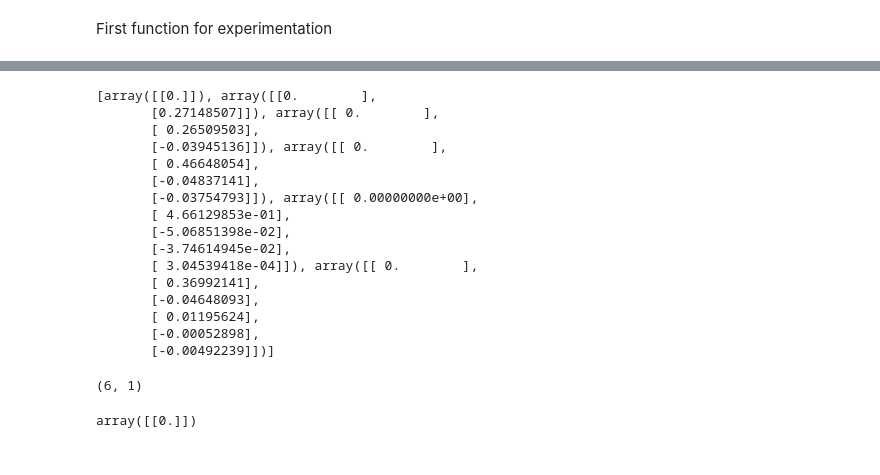
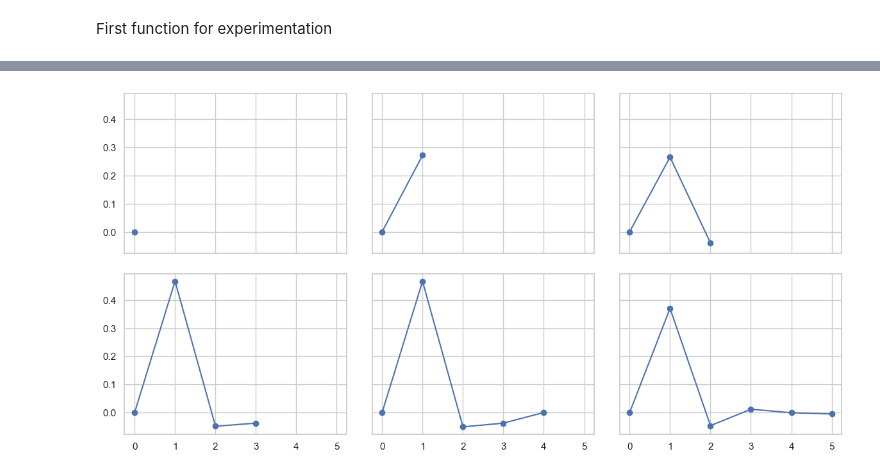
Before and after one commit to MariaFlyAway/Project1_FYS_STK, a Jupyter notebook: project1.ipynb, the cells around one changed output, grey strips where cells are left out. Drawn from its saved outputs; the diff is of its cells as text; code cells hidden in the pictures.

```diff
--- a/project1.ipynb
+++ b/project1.ipynb
@@ -120,35 +120,20 @@ plt.show()
 [figure]
-# %%
-print(beta_values)
-# %% [output]
-[array([[0.]]), array([[0.        ],
-       [0.27148507]]), array([[ 0.        ],
-       [ 0.26509503],
-       [-0.03945136]]), array([[ 0.        ],
-       [ 0.46648054],
-       [-0.04837141],
-       [-0.03754793]]), array([[ 0.00000000e+00],
-       [ 4.66129853e-01],
-       [-5.06851398e-02],
-       [-3.74614945e-02],
-       [ 3.04539418e-04]]), array([[ 0.        ],
-       [ 0.36992141],
-       [-0.04648093],
-       [ 0.01195624],
-       [-0.00052898],
-       [-0.00492239]])]
-# %%
-OLS_beta.shape
-# %% [output]
-(6, 1)
-# %%
-beta_list[:][0]
-# %% [output]
-array([[0.]])
-# %%
-for i in range(0, len(beta_list), -1):
-    plt.scatter(list(range(i+1)), beta_list[i,:])
-    #plt.scatter(list(range(i+1)), beta_list[i], label=f'{i}')
-
-#plt.legend()
-plt.show()
+# %%
+beta = np.zeros((6,6))
+
+for i in range(6):
+    for j in range(len(beta_values[i])):
+        beta[i,j] = beta_values[i][j]
+# %%
+fig, axs = plt.subplots(2,3, figsize=(12, 6), sharex=True, sharey=True)
+fig.tight_layout()
+
+N = list(range(6))
+
+for row in range(2):
+    for col in range(3):
+        axs[row, col].plot(N[:3*row + col + 1], beta[3*row + col][:3*row + col + 1], 'o-')
+
+plt.show()
+# %% [output]
+[figure, added]
```
Also changed, not shown: parts of 2 cells of this notebook.
